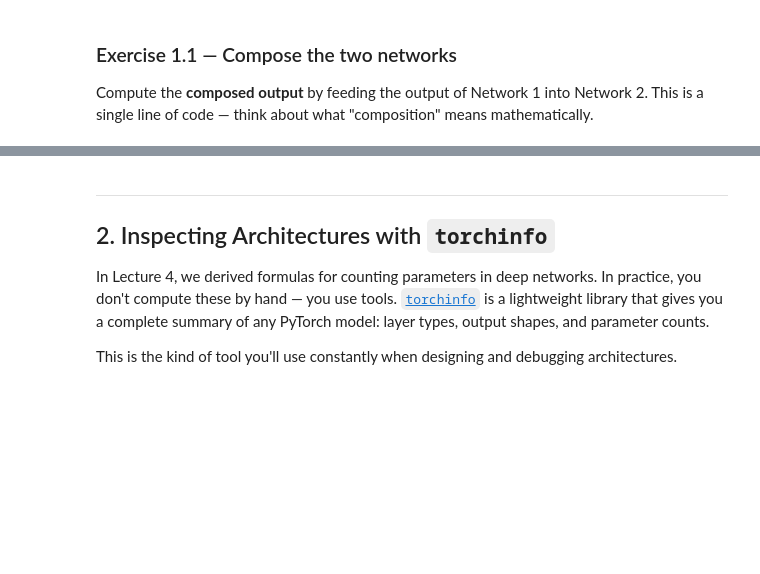
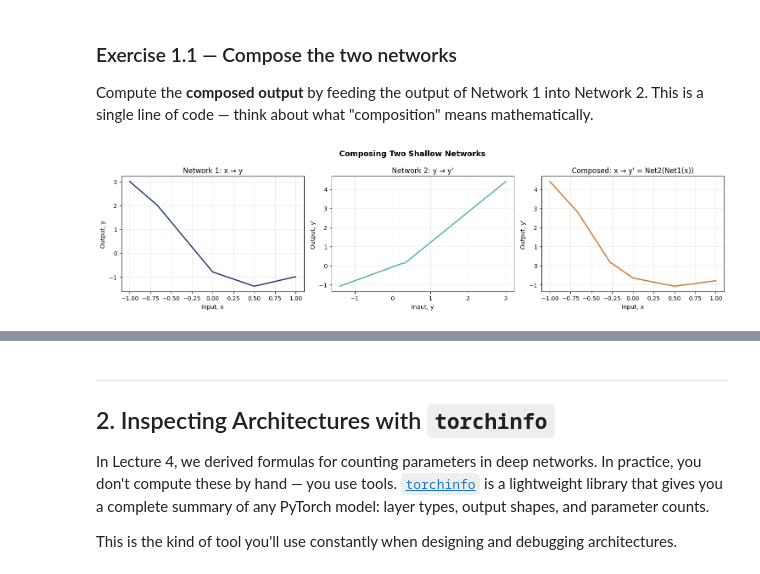
Before and after one commit to naguer019/deep-learning-course-notebooks, a Jupyter notebook: notebooks/notebook_3.ipynb, the cells around one changed output, grey strips where cells are left out. Drawn from its saved outputs; the diff is of its cells as text; code cells hidden in the pictures; blank space fills up the shorter version.

```diff
--- a/notebooks/notebook_3.ipynb
+++ b/notebooks/notebook_3.ipynb
@@ -111,31 +113,32 @@ Compute the **composed output** by feeding the output of Network 1 into Network
 # %%
 # Compute outputs
 y_net1 = shallow_net_1d(x, net1_params)     # Network 1: x -> y
 
 # YOUR CODE HERE: compose the networks — feed net1's output into net2
-# y_composed = ...
-raise NotImplementedError()
+y_composed = shallow_net_1d(y_net1, net2_params)
 
 # Visualization
 fig, axes = plt.subplots(1, 3, figsize=(15, 4))
 
 axes[0].plot(x, y_net1, color=C1, linewidth=2)
 axes[0].set_xlabel('Input, x'); axes[0].set_ylabel('Output, y')
 axes[0].set_title('Network 1: x → y'); axes[0].grid(True, alpha=0.3)
 
 # Also show net2 applied to a uniform range for reference
 y_range = np.linspace(y_net1.min(), y_net1.max(), 500)
 y_net2_ref = shallow_net_1d(y_range, net2_params)
 axes[1].plot(y_range, y_net2_ref, color=C2, linewidth=2)
 axes[1].set_xlabel('Input, y'); axes[1].set_ylabel("Output, y'")
 axes[1].set_title("Network 2: y → y'"); axes[1].grid(True, alpha=0.3)
 
 axes[2].plot(x, y_composed, color=C3, linewidth=2)
 axes[2].set_xlabel('Input, x'); axes[2].set_ylabel("Output, y'")
 axes[2].set_title("Composed: x → y' = Net2(Net1(x))"); axes[2].grid(True, alpha=0.3)
 
 plt.suptitle('Composing Two Shallow Networks', fontsize=13, fontweight='bold')
 plt.tight_layout(); plt.show()
+# %% [output]
+[figure, added]
 # %% [markdown]
 > **Question 1.1** — Look at the three plots above:
 >
```
Also changed, not shown: parts of 21 cells of this notebook, 2 other files.
